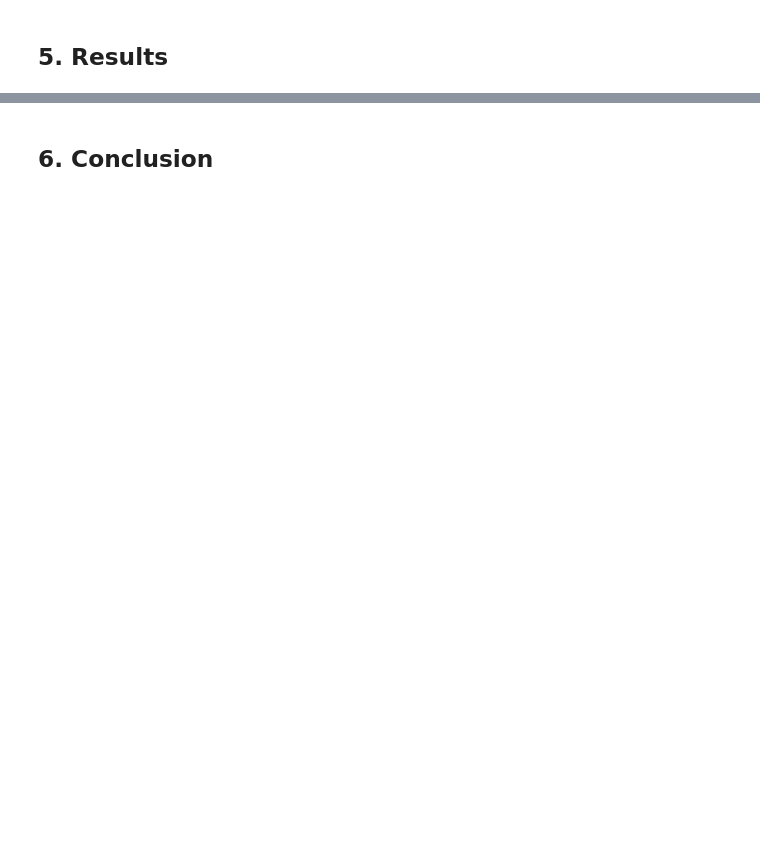
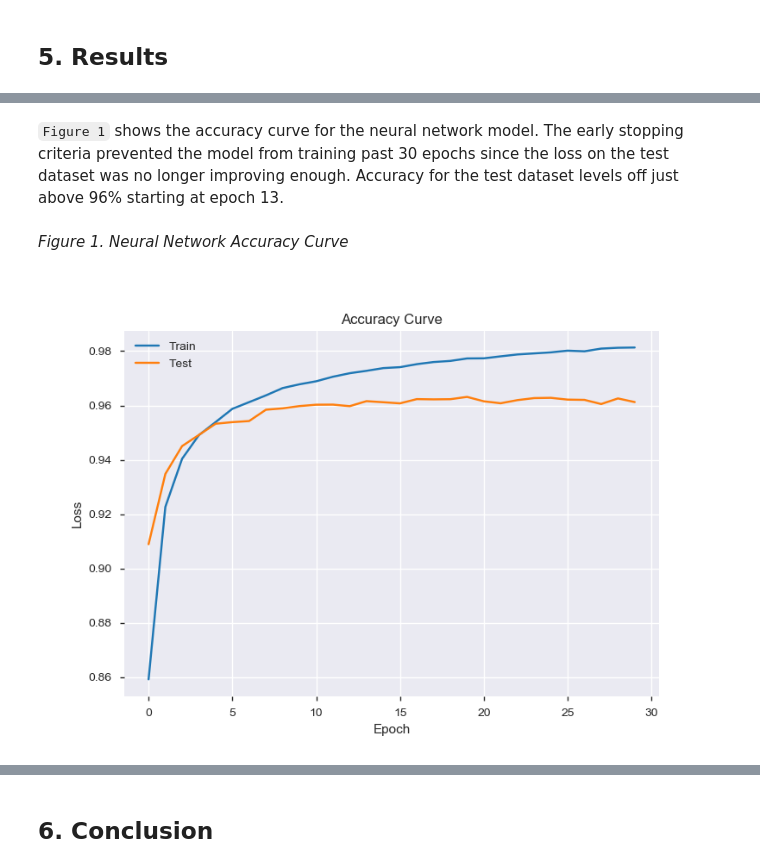
Before and after one commit to warnost/QTW, a Jupyter notebook: Final Case Study/Code/Final Case Study.ipynb, the cells around one changed output, grey strips where cells are left out. Saved outputs shown, nothing was run; the diff lists cells and outputs as text; code cells hidden in the pictures; blank space fills up the shorter version.

```diff
--- a/Final Case Study/Code/Final Case Study.ipynb
+++ b/Final Case Study/Code/Final Case Study.ipynb
@@ -63,0 +176,9 @@ This section gives an overview of what we know about the data and how we prepare
+# %% [markdown]
+`Figure 1` shows the accuracy curve for the neural network model. The early stopping criteria prevented the model from training past 30 epochs since the loss on the test dataset was no longer improving enough. Accuracy for the test dataset levels off just above 96% starting at epoch 13.
+# %% [markdown]
+*Figure 1. Neural Network Accuracy Curve*
+# %%
+from IPython.display import Image
+Image(filename='AccuracyCurve.png')
+# %% [output]
+[figure, added]
```
Also changed, not shown: parts of 44 cells of this notebook.
